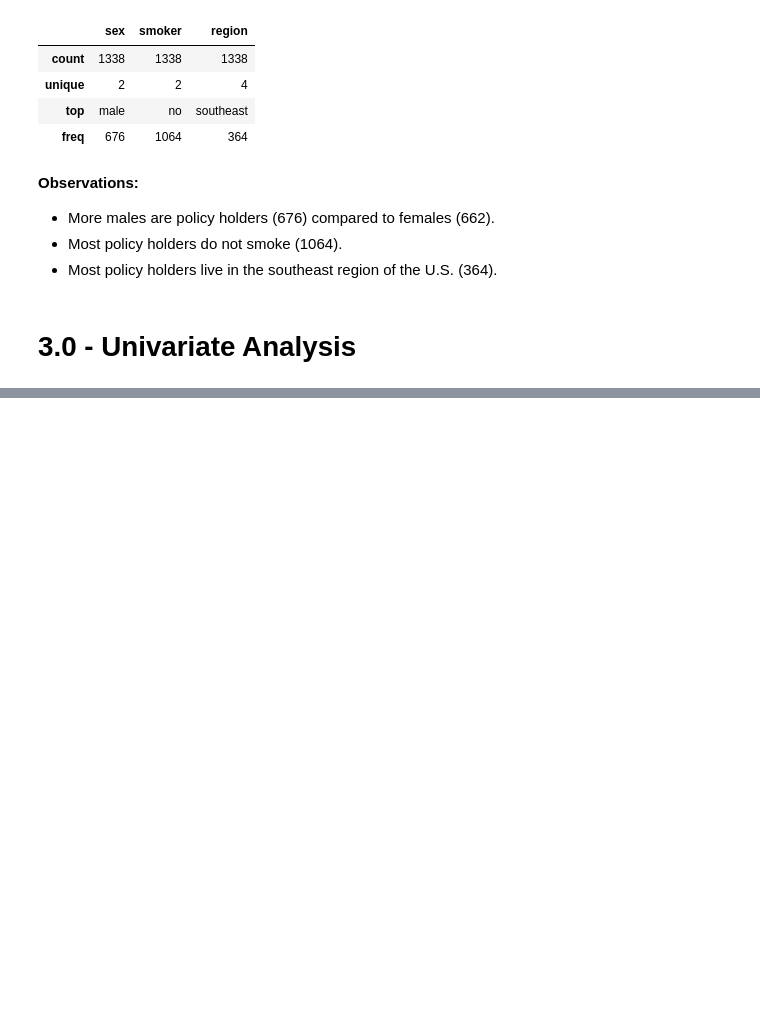
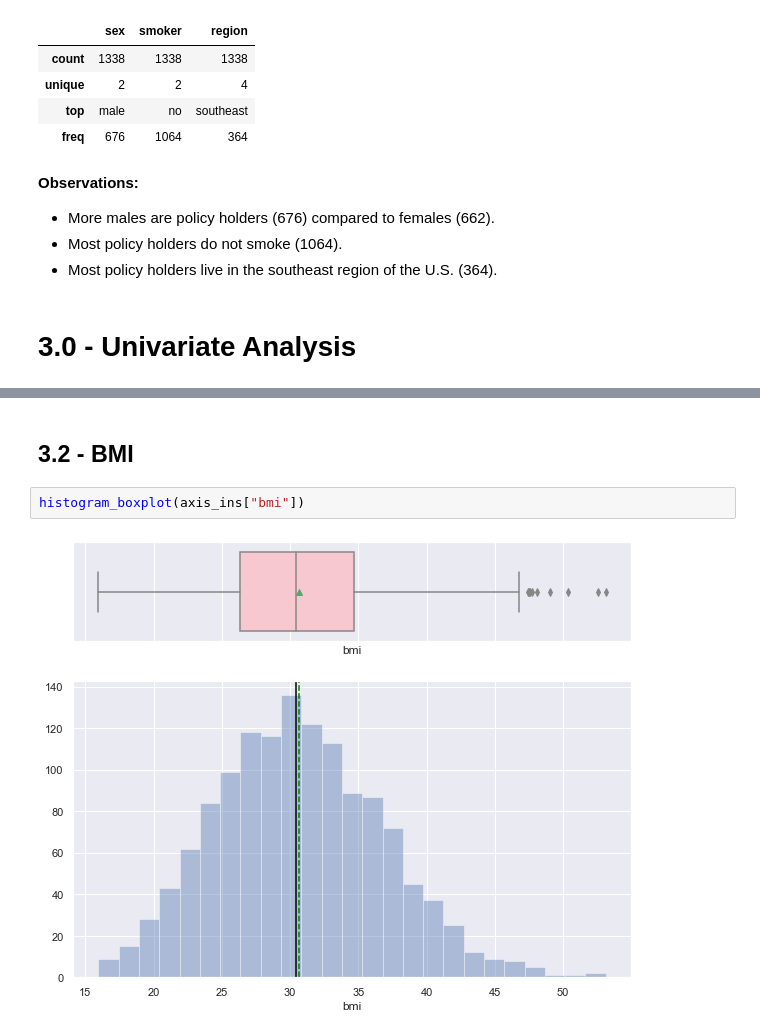
Before and after one commit to sarahthomas990/ut_projects, a Jupyter notebook: Project 2 - Axis Insurance.ipynb, the cells around one changed output, grey strips where cells are left out. Cells and saved outputs as stored; diff of their text form; blank space fills up the shorter version.

```diff
--- a/Project 2 - Axis Insurance.ipynb
+++ b/Project 2 - Axis Insurance.ipynb
@@ -176,0 +205,6 @@ __Observations:__
+# %% [markdown]
+## 3.2 - BMI
+# %%
+histogram_boxplot(axis_ins["bmi"])
+# %% [output]
+[figure, added]
```
Also changed, not shown: parts of 48 cells of this notebook.
